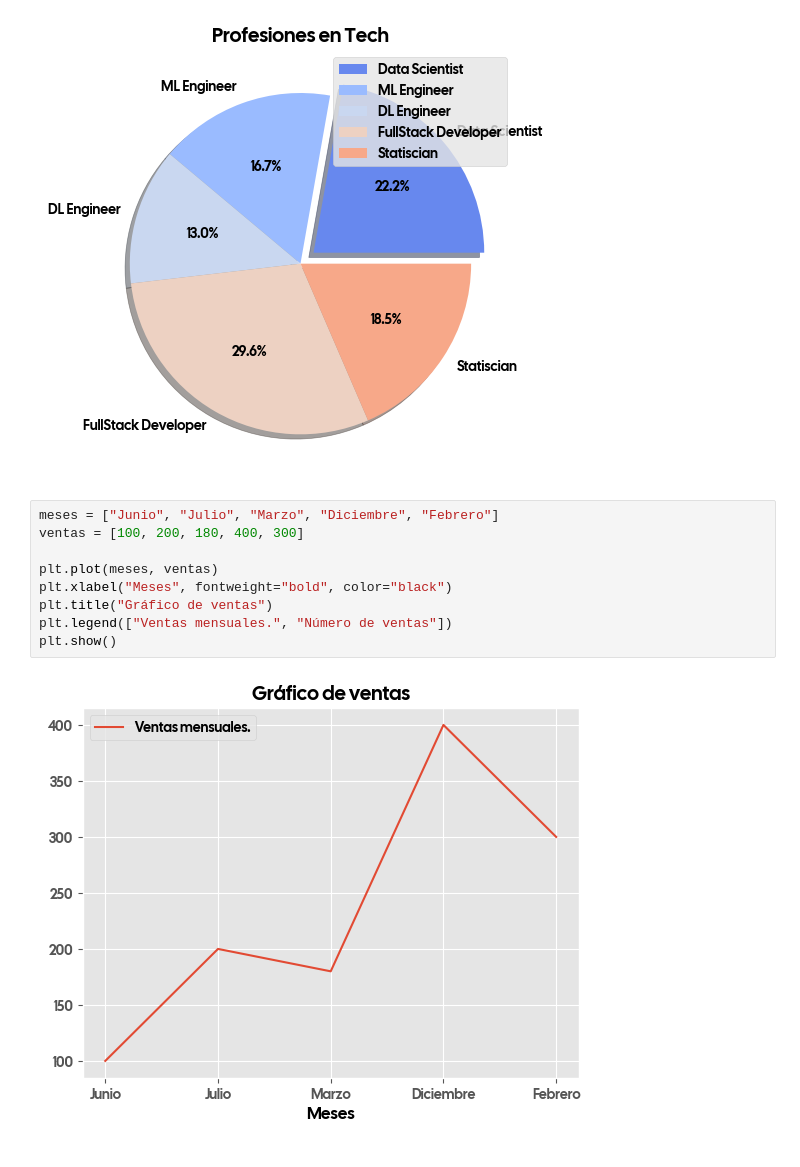
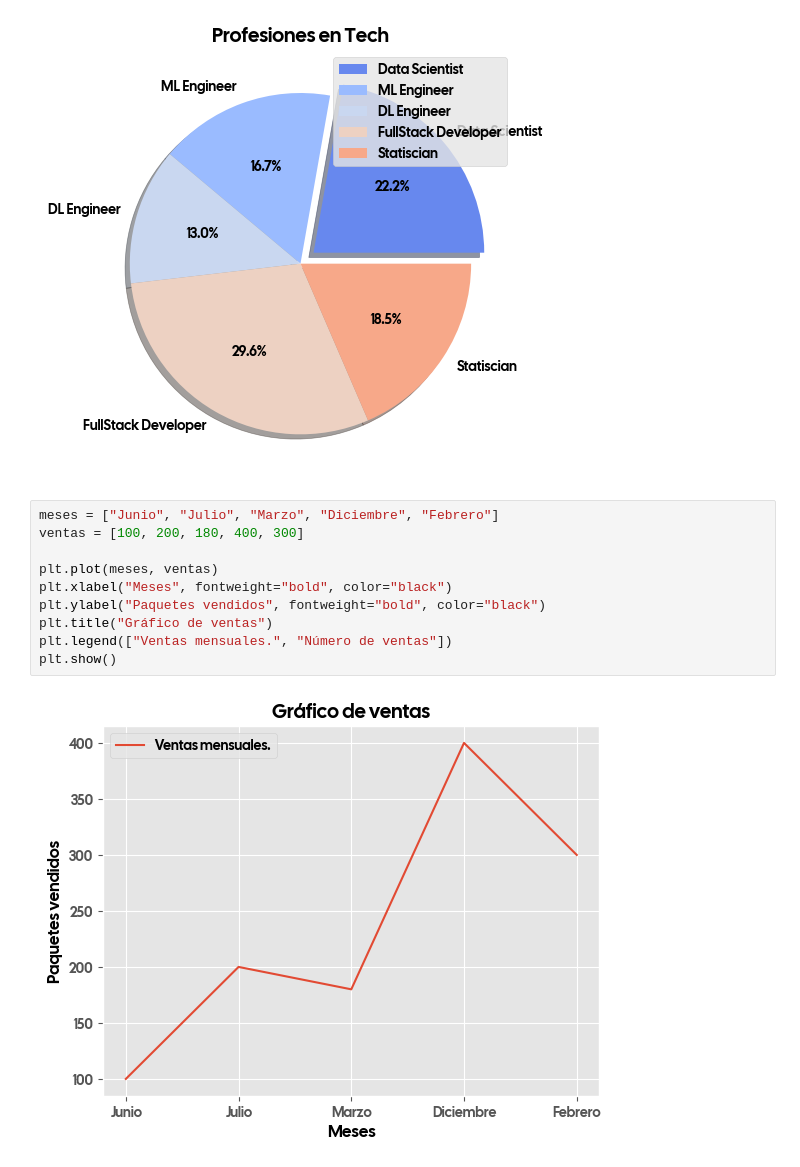
Before and after one commit to Jesus-David-Silva-Rangel-19/Simple-Visualization-Exercise-Python, a Jupyter notebook: Ejercicios_de_Visualización_Python.ipynb, the cells around one changed output. Saved outputs shown, nothing was run; the diff lists cells and outputs as text.

```diff
--- a/Ejercicios_de_Visualización_Python.ipynb
+++ b/Ejercicios_de_Visualización_Python.ipynb
@@ -52,11 +52,12 @@ plt.show()
 # %%
 meses = ["Junio", "Julio", "Marzo", "Diciembre", "Febrero"]
 ventas = [100, 200, 180, 400, 300]
 
 plt.plot(meses, ventas)
 plt.xlabel("Meses", fontweight="bold", color="black")
+plt.ylabel("Paquetes vendidos", fontweight="bold", color="black")
 plt.title("Gráfico de ventas")
 plt.legend(["Ventas mensuales.", "Número de ventas"])
 plt.show()
 # %% [output]
-[figure, old version]
+[figure, new version]
```
